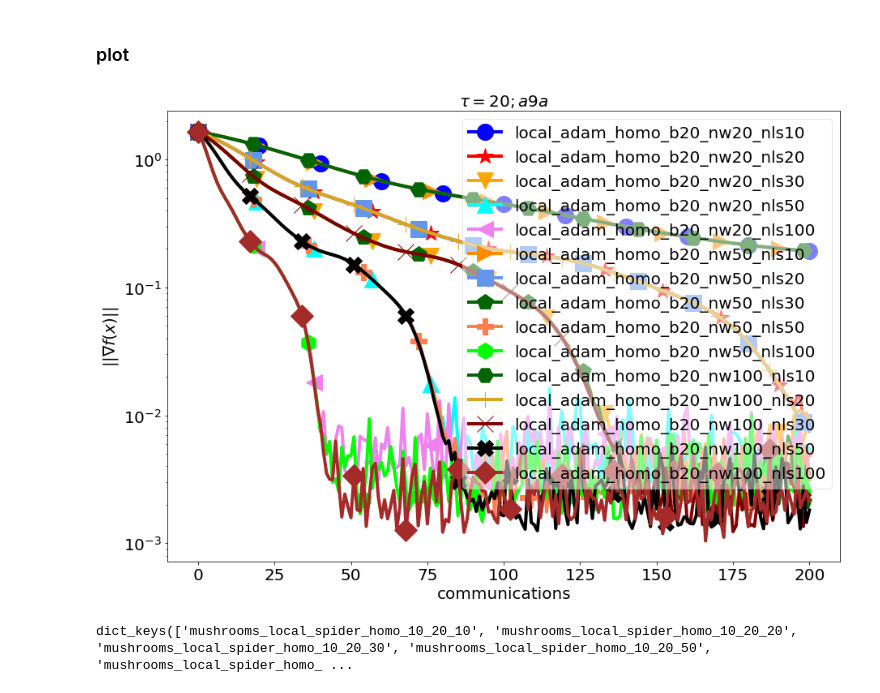
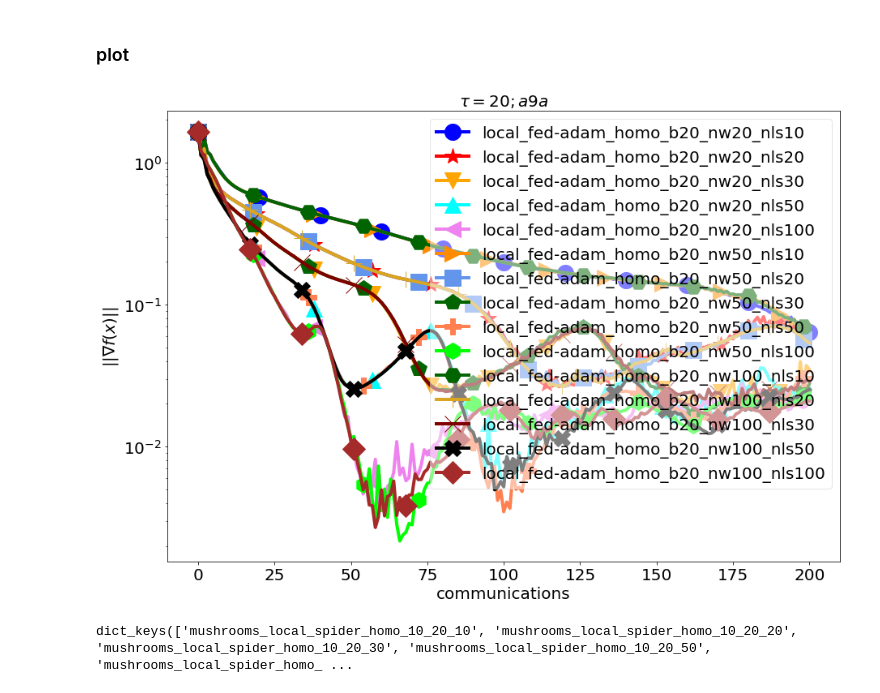
Before and after one commit to mstkachev/Sirius_project_optimization, a Jupyter notebook: log_reg_experiment/log_reg_experimnt.ipynb, the cells around one changed output. Drawn from its saved outputs; the diff is of its cells as text; code cells hidden in the pictures.

```diff
--- a/log_reg_experiment/log_reg_experimnt.ipynb
+++ b/log_reg_experiment/log_reg_experimnt.ipynb
@@ -166,9 +166,10 @@ LAUNCH_NUMBERS = 2
 launch_number_ar = np.arange (1, LAUNCH_NUMBERS)
 
 project_path = os.getcwd() + "/"
-experiment_name_ar = ["local_spider_hetero"]
+
 experiment_name_ar = ["local_sgd_homo"]
 experiment_name_ar = ["local_fed-adam_homo"]
+experiment_name_ar = ["local_sgd_hetero"]
 
 dataset_ar = ["a9a"]
 
@@ -191,6 +192,8 @@ is_continue = 0
 
 shell_script_name = experiment_name_ar[0]+"_"+dataset_ar[0]
 
+print (shell_script_name + ".sh")
+
 with open(shell_script_name + ".sh", 'w') as f:
     with redirect_stdout(f):
         #print ("%%bash")
@@ -267,6 +271,7 @@ project_path = os.getcwd() + "/"
 experiment_name_ar = ["local_spider_hetero"]
 experiment_name_ar = ["local_sgd_homo"]
 experiment_name_ar = ["local_adam_homo"]
+experiment_name_ar = ["local_fed-adam_homo"]
 
 dataset_ar = ["a9a"]
 #dataset_ar = ["mushrooms"]
@@ -511,34 +516,34 @@ for j, batch in enumerate(batch_ar):
 
     plt.rcParams['axes.titlesize'] = size  # 40
     plt.rcParams['axes.labelsize'] = size  # 40
     plt.rcParams["figure.figsize"] = [13,9]
     plt.yscale('log')
     # plt.xscale('log')
     plt.title(r"$\tau = {0}; {1}$".format(batch, dataset))
     #plt.ticklabel_format(axis='y', style='sci', scilimits=(1, 4))
     #plt.ticklabel_format(axis='x', style='sci', scilimits=(1, 4))
     #
 
     plt.tight_layout()
     plot_path = project_path + "plot_{0}/".format(dataset)
 
     legend = plt.legend(loc="lower left", framealpha=0.5)
     legend = plt.legend(loc="upper right", framealpha=0.5)
 
     #legend = plt.legend(loc="lower center", framealpha=0.5, ncol=3, bbox_to_anchor=(0.45, -1.2))
     plt.savefig(plot_path + "{0}_{1}_{2}_{3}_{4}_{5}_{6}.pdf".format('-'.join(experiment_name_ar), '-'.join(list(map(str,batch_ar))),
                                                          '-'.join(list(map(str,num_workers_ar))), '-'.join(list(map(str,num_local_steps_ar))),
                                                                  x_axis, y_axis, loss_func))
     plt.show()
     # plt.savefig(plot_path + "{0}_{1}_{2}_{3}.pdf".format('-'.join(experiment_name_ar), x_axis, loss_func, batch))
     #export_legend(legend)
 
 # plt.savefig(plot_path + "{0}_{1}_{2}.pdf".format('-'.join(experiment_name_ar), x_axis, loss_func))
 
 
 # plt.plot()
 # %% [output]
-[figure, old version]
+[figure, new version]
 # %%
 # <experiment_name>_b<batch_size>_nw<num_workers>_nls<num_local_steps>
 # %%
```
Also changed, not shown: parts of 1 cell of this notebook, 2 other files.
